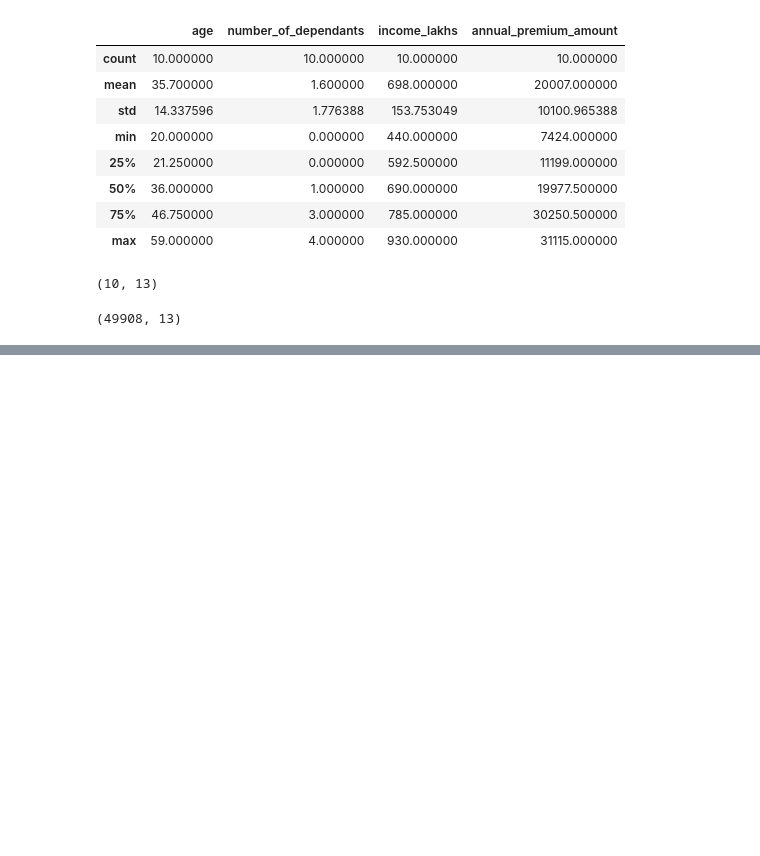
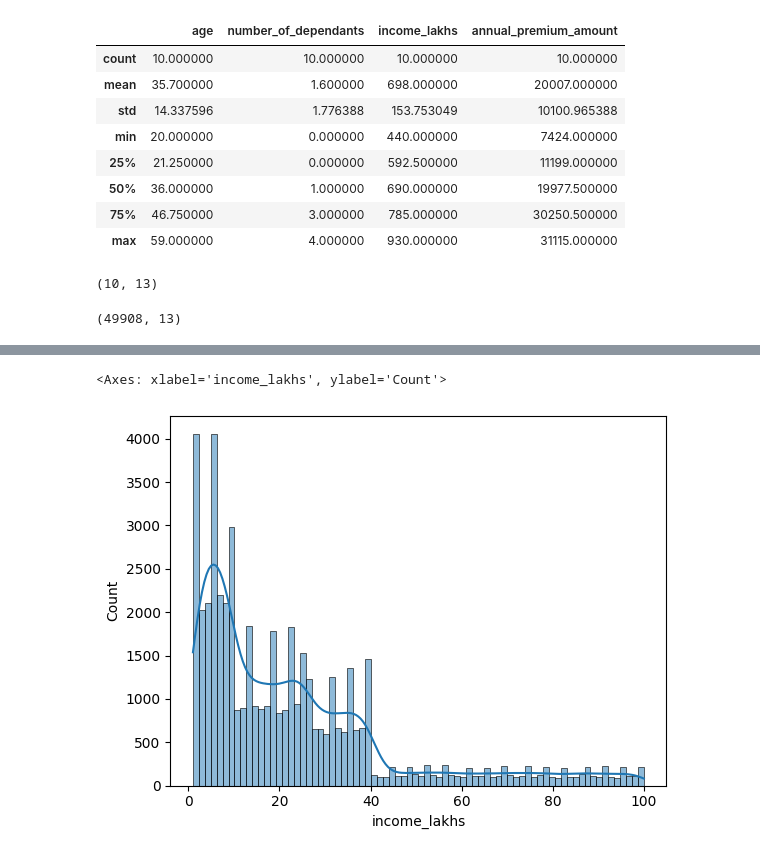
Before and after one commit to ThirumaleshV/healthcare-premium-prediction, a Jupyter notebook: ml_premium_prediction.ipynb, the cells around one changed output, grey strips where cells are left out. Drawn from its saved outputs; the diff is of its cells as text; code cells hidden in the pictures; blank space fills up the shorter version.

```diff
--- a/ml_premium_prediction.ipynb
+++ b/ml_premium_prediction.ipynb
@@ -236,0 +254,5 @@ df2.shape
+# %%
+sns.histplot(df2["income_lakhs"],kde=True) # without outliers
+# %% [output]
+<Axes: xlabel='income_lakhs', ylabel='Count'>
+[figure, added]
```
Also changed, not shown: parts of 17 cells of this notebook.
